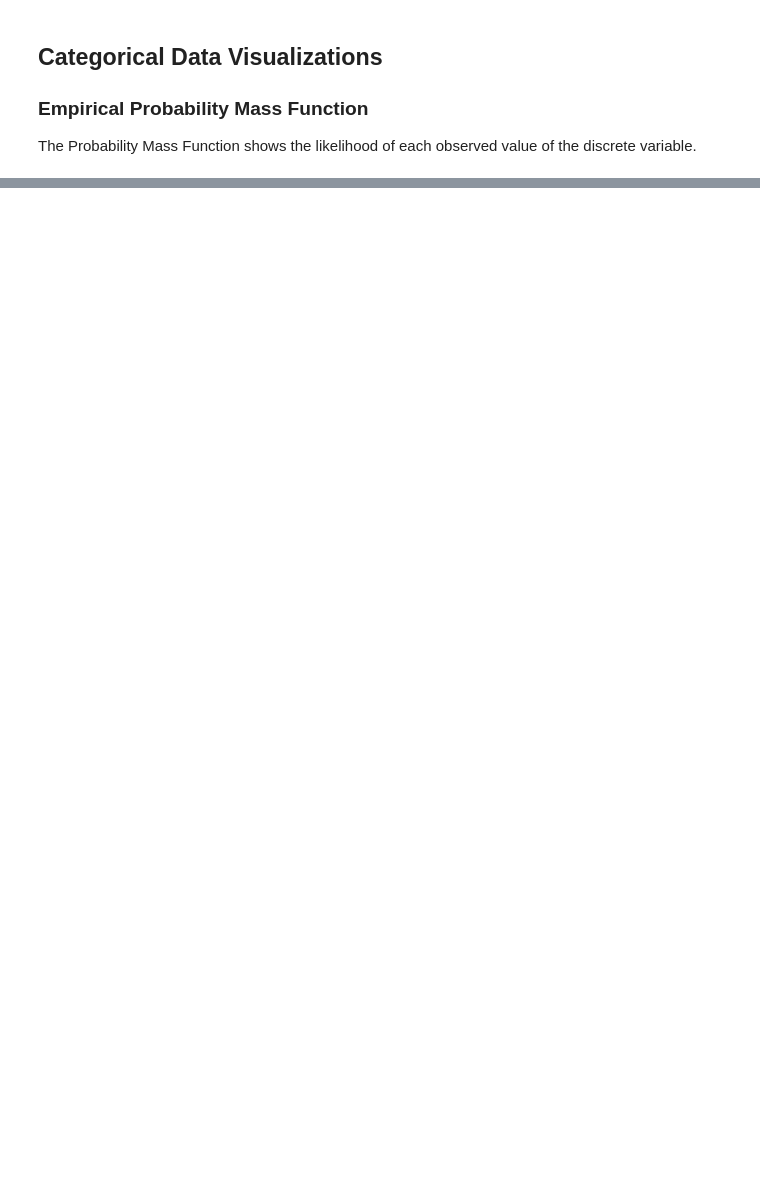
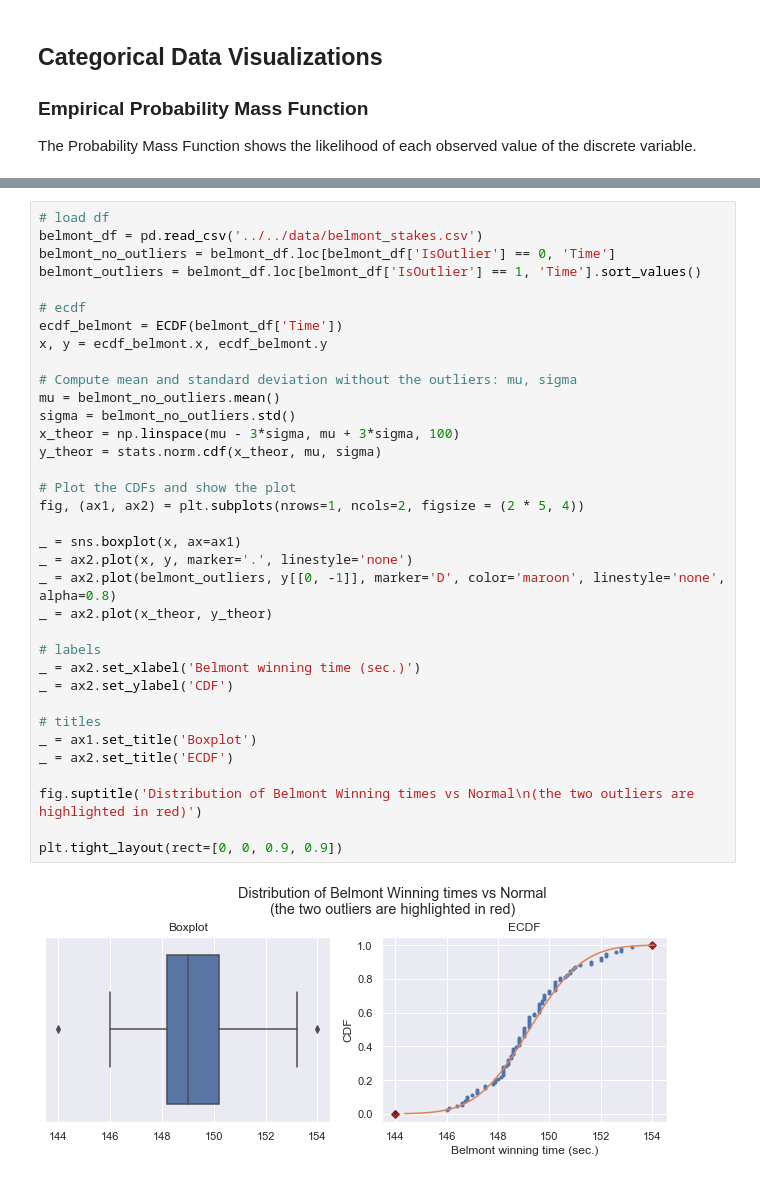
Before and after one commit to sebastienplat/sebastienplat.github.io, a Jupyter notebook: _drafts/notebooks/statistical-analysis/2b-EDA.ipynb, the cells around one changed output, grey strips where cells are left out. Cells and saved outputs as stored; diff of their text form; blank space fills up the shorter version.

```diff
--- a/_drafts/notebooks/statistical-analysis/2b-EDA.ipynb
+++ b/_drafts/notebooks/statistical-analysis/2b-EDA.ipynb
@@ -240,0 +69,37 @@ _ = fig.legend(handles, labels, loc='right', bbox_to_anchor=(1.02, 0.5))
+# %%
+# load df
+belmont_df = pd.read_csv('../../data/belmont_stakes.csv')
+belmont_no_outliers = belmont_df.loc[belmont_df['IsOutlier'] == 0, 'Time']
+belmont_outliers = belmont_df.loc[belmont_df['IsOutlier'] == 1, 'Time'].sort_values()
+
+# ecdf
+ecdf_belmont = ECDF(belmont_df['Time'])
+x, y = ecdf_belmont.x, ecdf_belmont.y
+
+# Compute mean and standard deviation without the outliers: mu, sigma
+mu = belmont_no_outliers.mean()
+sigma = belmont_no_outliers.std()
+x_theor = np.linspace(mu - 3*sigma, mu + 3*sigma, 100)
+y_theor = stats.norm.cdf(x_theor, mu, sigma)
+
+# Plot the CDFs and show the plot
+fig, (ax1, ax2) = plt.subplots(nrows=1, ncols=2, figsize = (2 * 5, 4))
+
+_ = sns.boxplot(x, ax=ax1)
+_ = ax2.plot(x, y, marker='.', linestyle='none')
+_ = ax2.plot(belmont_outliers, y[[0, -1]], marker='D', color='maroon', linestyle='none', alpha=0.8)
+_ = ax2.plot(x_theor, y_theor)
+
+# labels
+_ = ax2.set_xlabel('Belmont winning time (sec.)')
+_ = ax2.set_ylabel('CDF')
+
+# titles
+_ = ax1.set_title('Boxplot')
+_ = ax2.set_title('ECDF')
+
+fig.suptitle('Distribution of Belmont Winning times vs Normal\n(the two outliers are highlighted in red)')
+
+plt.tight_layout(rect=[0, 0, 0.9, 0.9])
+# %% [output]
+[figure, added]
```
Also changed, not shown: parts of 18 cells of this notebook, 6 other files.
